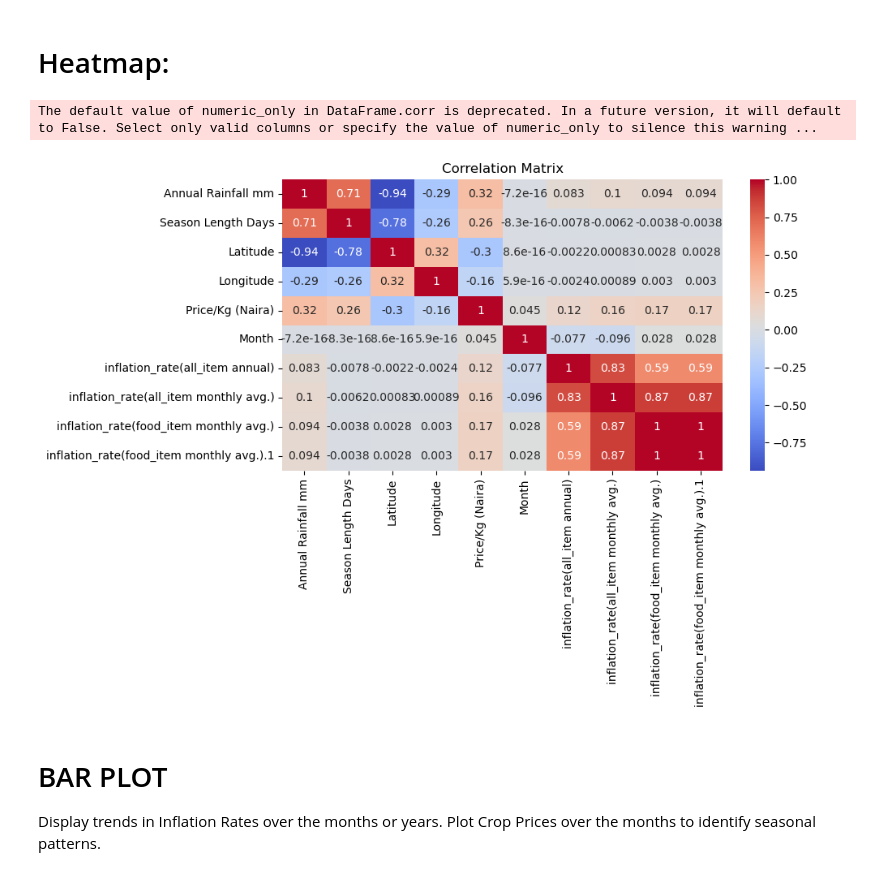
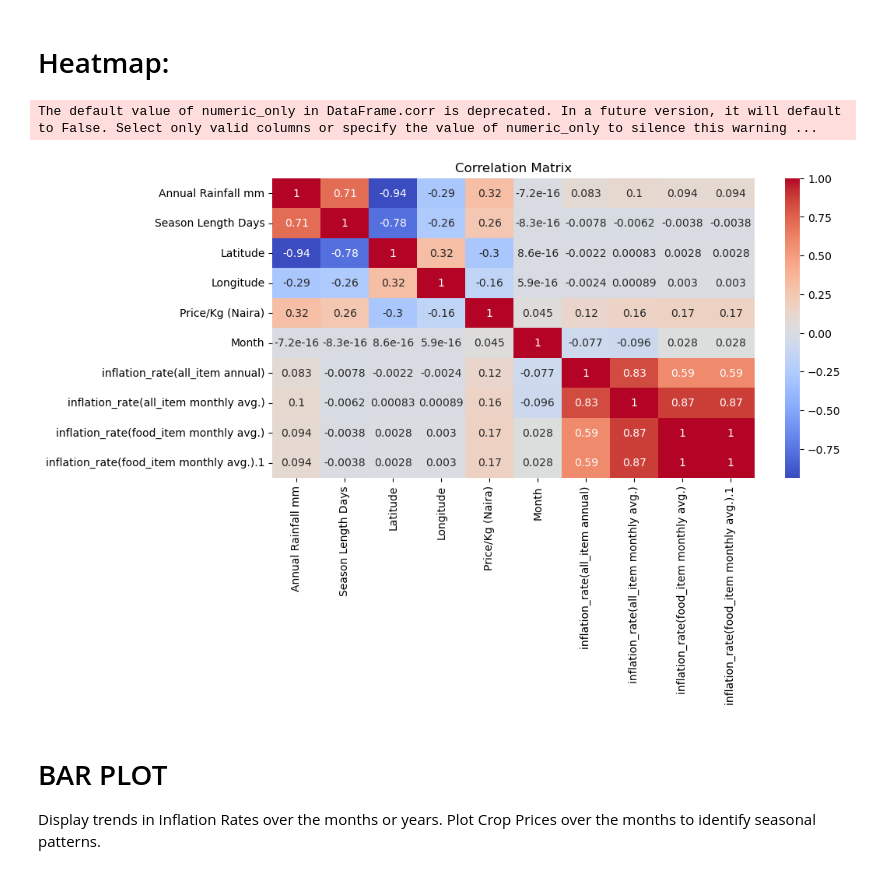
Before and after one commit to OhuneneIbrahim/Agricultural-food-price-prediction, a Jupyter notebook: ML_for_Agriculture (3).ipynb, the cells around one changed output. Cells and saved outputs as stored; diff of their text form; code cells hidden in the pictures.

```diff
--- a/ML_for_Agriculture (3).ipynb
+++ b/ML_for_Agriculture (3).ipynb
@@ -748,16 +777,14 @@ price_df.head()
 # %% [markdown]
 # Heatmap:
 # %%
-plt.figure(figsize=(10, 7))
+plt.figure(figsize=(10, 5))
 correlation_matrix = price_df.corr()
 sns.heatmap(correlation_matrix, annot=True, cmap='coolwarm')
 plt.title('Correlation Matrix')
-plt.tight_layout()
-plt.savefig("correslation_mat.png")
 plt.show()
 # %% [output]
 The default value of numeric_only in DataFrame.corr is deprecated. In a future version, it will default to False. Select only valid columns or specify the value of numeric_only to silence this warning ...
-[figure, old version]
+[figure, new version]
 # %% [markdown]
 # BAR PLOT
 Display trends in Inflation Rates over the months or years. Plot Crop Prices over the months to identify seasonal patterns.
```
Also changed, not shown: parts of 5 cells of this notebook.
